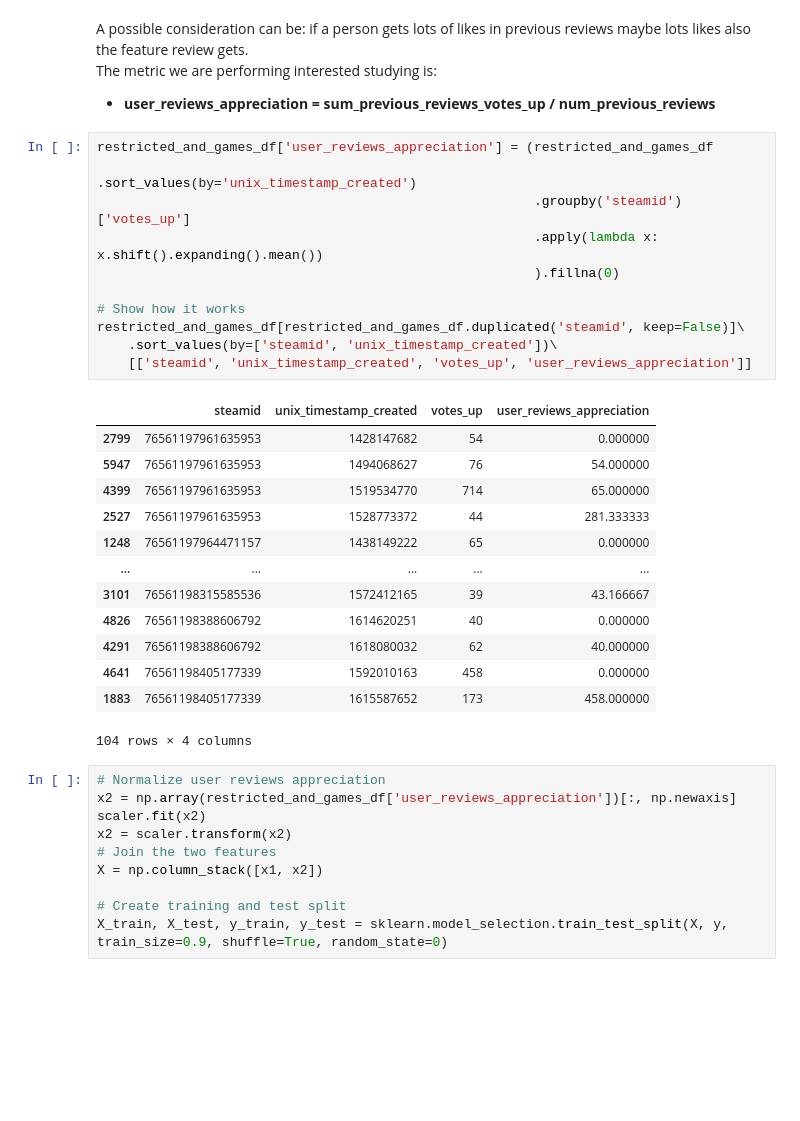
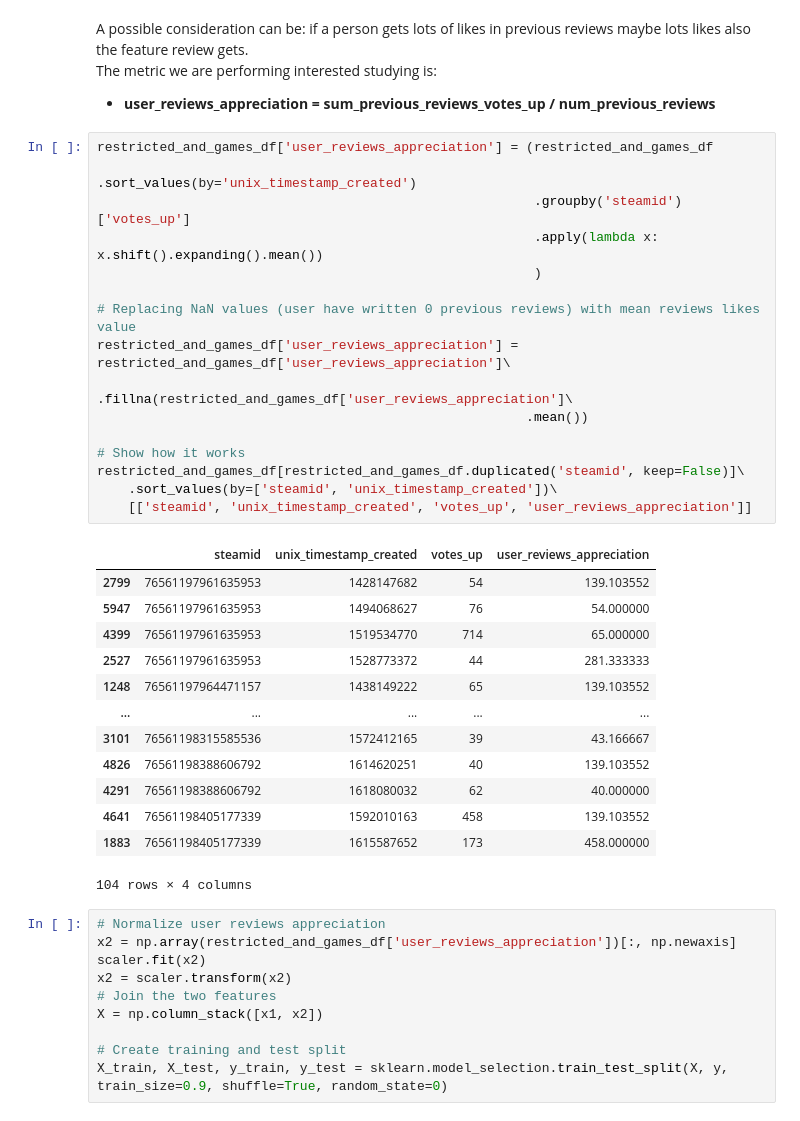
Before and after one commit to Amatofrancesco99/dsbda2022, a Jupyter notebook: notebooks/hypotheses/local/5th.ipynb, the cells around one changed output. Saved outputs shown, nothing was run; the diff lists cells and outputs as text; blank space fills up the shorter version.

Commit message:
Changed technique for filling NaN values in user reviews appreciation

```diff
--- a/notebooks/hypotheses/local/5th.ipynb
+++ b/notebooks/hypotheses/local/5th.ipynb
@@ -298,26 +298,31 @@ The metric we are performing interested studying is:
 # %%
 restricted_and_games_df['user_reviews_appreciation'] = (restricted_and_games_df
                                                         .sort_values(by='unix_timestamp_created')
                                                         .groupby('steamid')['votes_up']
                                                         .apply(lambda x: x.shift().expanding().mean())
-                                                        ).fillna(0)
+                                                        )
+
+# Replacing NaN values (user have written 0 previous reviews) with mean reviews likes value
+restricted_and_games_df['user_reviews_appreciation'] = restricted_and_games_df['user_reviews_appreciation']\
+                                                       .fillna(restricted_and_games_df['user_reviews_appreciation']\
+                                                       .mean())
 
 # Show how it works
 restricted_and_games_df[restricted_and_games_df.duplicated('steamid', keep=False)]\
     .sort_values(by=['steamid', 'unix_timestamp_created'])\
     [['steamid', 'unix_timestamp_created', 'votes_up', 'user_reviews_appreciation']]
 # %% [output]
 |  | steamid | unix_timestamp_created | votes_up | user_reviews_appreciation |
-| 2799 | 76561197961635953 | 1428147682 | 54 | 0.000000 |
+| 2799 | 76561197961635953 | 1428147682 | 54 | 139.103552 |
 | 5947 | 76561197961635953 | 1494068627 | 76 | 54.000000 |
 | 4399 | 76561197961635953 | 1519534770 | 714 | 65.000000 |
 | 2527 | 76561197961635953 | 1528773372 | 44 | 281.333333 |
-| 1248 | 76561197964471157 | 1438149222 | 65 | 0.000000 |
+| 1248 | 76561197964471157 | 1438149222 | 65 | 139.103552 |
 | ... | ... | ... | ... | ... |
 | 3101 | 76561198315585536 | 1572412165 | 39 | 43.166667 |
-| 4826 | 76561198388606792 | 1614620251 | 40 | 0.000000 |
+| 4826 | 76561198388606792 | 1614620251 | 40 | 139.103552 |
 | 4291 | 76561198388606792 | 1618080032 | 62 | 40.000000 |
-| 4641 | 76561198405177339 | 1592010163 | 458 | 0.000000 |
+| 4641 | 76561198405177339 | 1592010163 | 458 | 139.103552 |
 | 1883 | 76561198405177339 | 1615587652 | 173 | 458.000000 |
 104 rows × 4 columns
 # %%
```
Also changed, not shown: parts of 1 cell of this notebook.
